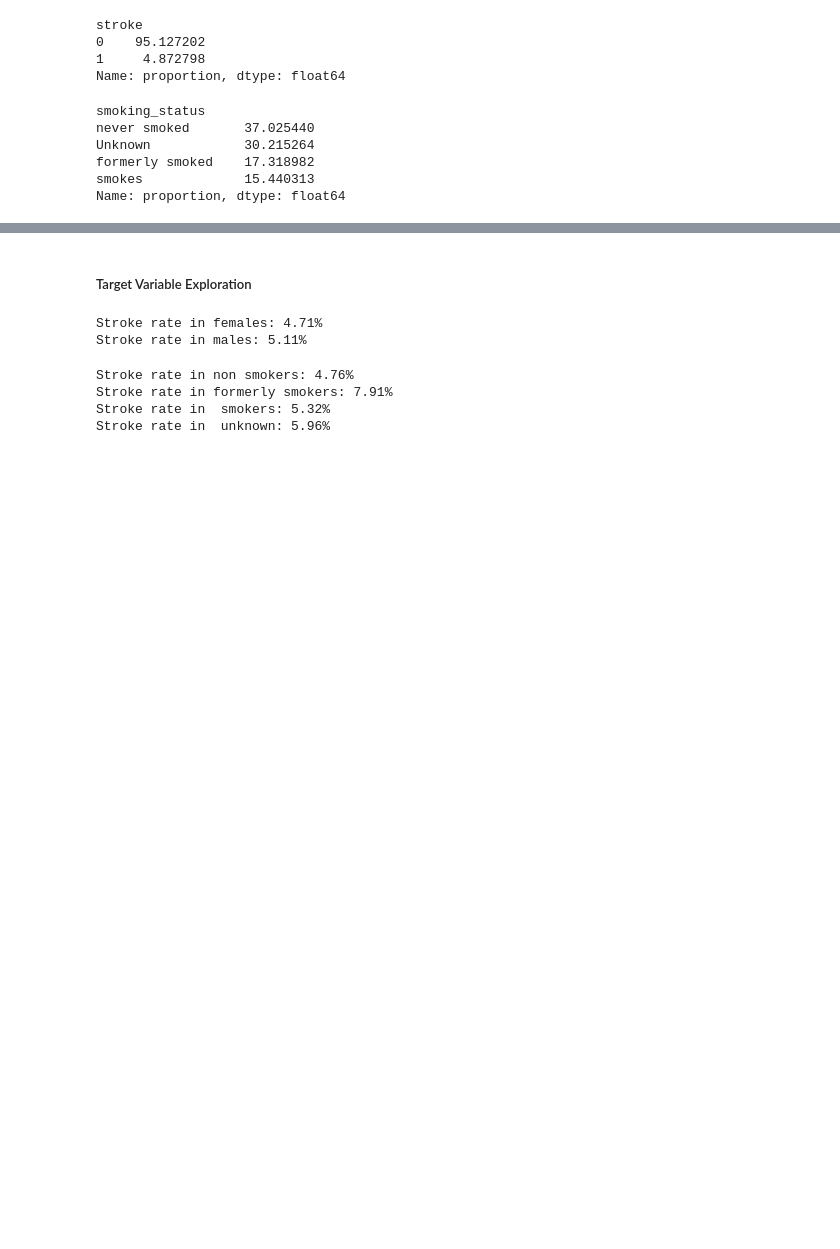
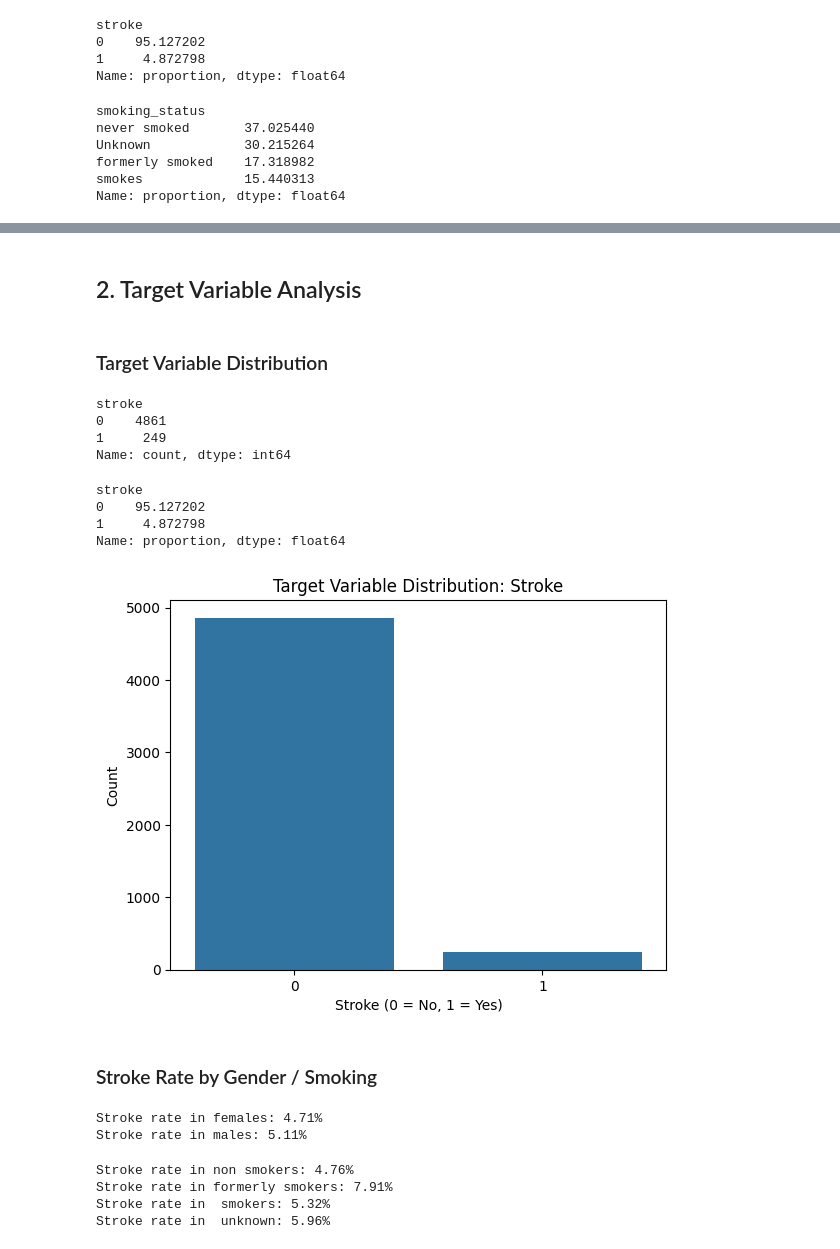
Before and after one commit to Alhamza-Mohamed/Machine-Learning, a Jupyter notebook: Stroke/Stroke_data_exploration.ipynb, the cells around one changed output, grey strips where cells are left out. Drawn from its saved outputs; the diff is of its cells as text; code cells hidden in the pictures; blank space fills up the shorter version.

```diff
--- a/Stroke/Stroke_data_exploration.ipynb
+++ b/Stroke/Stroke_data_exploration.ipynb
@@ -154,5 +190,33 @@ Name: proportion, dtype: float64
+# %% [markdown]
+## 2. Target Variable Analysis
+# %% [markdown]
+### Target Variable Distribution
+# %%
+# Count of each class
+data['stroke'].value_counts()
+# %% [output]
+stroke
+0    4861
+1     249
+Name: count, dtype: int64
+# %%
+# Percentage distribution
+data['stroke'].value_counts(normalize=True) * 100
+# %% [output]
+stroke
+0    95.127202
+1     4.872798
+Name: proportion, dtype: float64
+# %%
+sns.countplot(x='stroke', data=data)
+plt.title("Target Variable Distribution: Stroke")
+plt.xlabel("Stroke (0 = No, 1 = Yes)")
+plt.ylabel("Count")
+plt.show()
+# %% [output]
+[figure, added]
 # %% [markdown]
-##### Target Variable Exploration
+### Stroke Rate by Gender / Smoking
 # %%
 # Stroke distribution by gender
 total_females = (data['gender'] == 'Female').sum()
```
Also changed, not shown: parts of 21 cells of this notebook, 5 other files.
